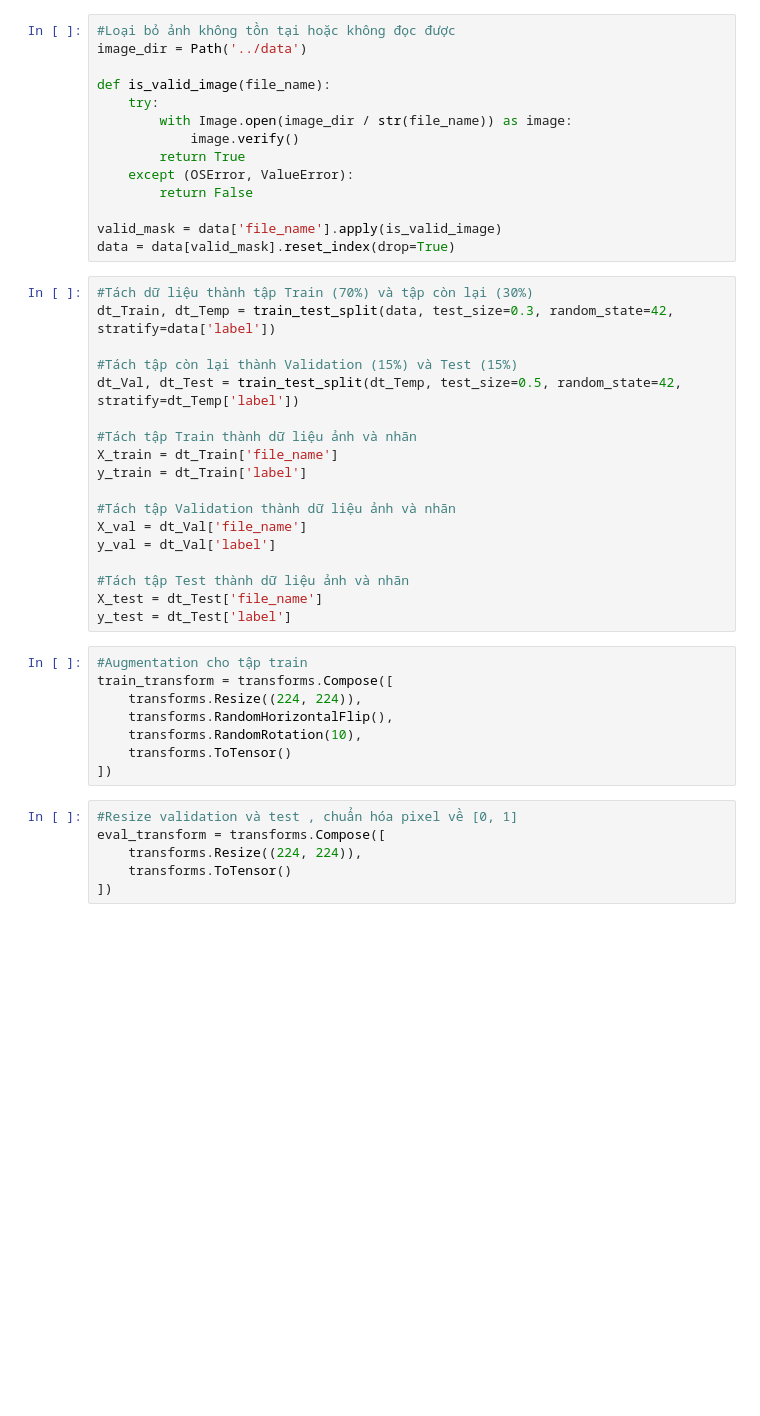
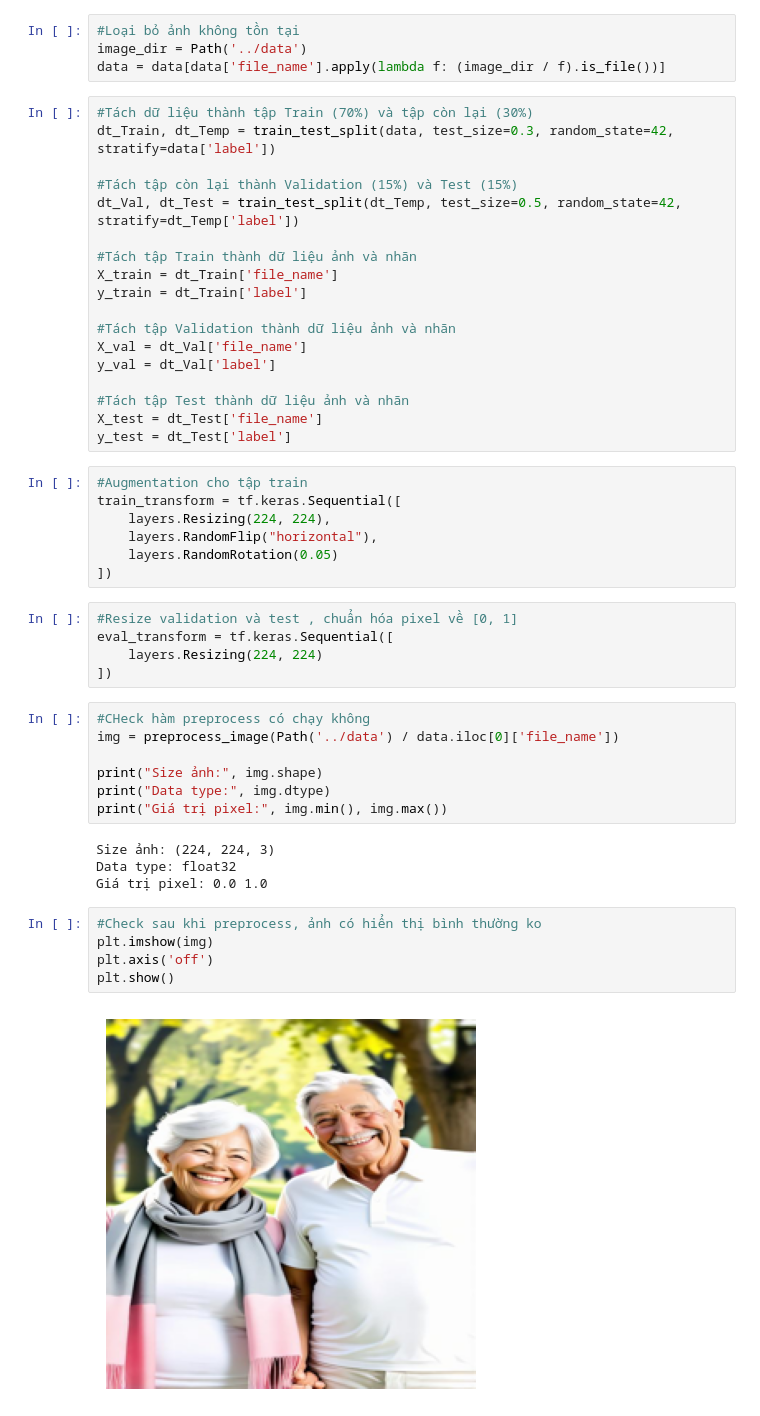
Before and after one commit to Buithaoaineu/DNN-G5-AI-Generated-Image-Detection-Using-Deep-Neural-Networks, a Jupyter notebook: notebooks/preprocess.ipynb, the cells around one changed output. Cells and saved outputs as stored; diff of their text form; blank space fills up the shorter version.

Commit message:
update file preprocess thêm phần check preprocess
add check:
- check preprocess
- check ảnh
- check thông tin ảnh có bị thiếu ko, kiểu ảnh,...

```diff
--- a/notebooks/preprocess.ipynb
+++ b/notebooks/preprocess.ipynb
@@ -30,19 +32,9 @@ Kích thước dữ liệu: (79950, 3)
 data = data.dropna(subset=['file_name', 'label'])
 data = data.drop_duplicates(subset=['file_name']).reset_index(drop=True)
 # %%
-#Loại bỏ ảnh không tồn tại hoặc không đọc được
+#Loại bỏ ảnh không tồn tại
 image_dir = Path('../data')
-
-def is_valid_image(file_name):
-    try:
-        with Image.open(image_dir / str(file_name)) as image:
-            image.verify()
-        return True
-    except (OSError, ValueError):
-        return False
-
-valid_mask = data['file_name'].apply(is_valid_image)
-data = data[valid_mask].reset_index(drop=True)
+data = data[data['file_name'].apply(lambda f: (image_dir / f).is_file())]
 # %%
 #Tách dữ liệu thành tập Train (70%) và tập còn lại (30%)
 dt_Train, dt_Temp = train_test_split(data, test_size=0.3, random_state=42, stratify=data['label'])
@@ -63,15 +55,31 @@ X_test = dt_Test['file_name']
 y_test = dt_Test['label']
 # %%
 #Augmentation cho tập train
-train_transform = transforms.Compose([
-    transforms.Resize((224, 224)),
-    transforms.RandomHorizontalFlip(),
-    transforms.RandomRotation(10),
-    transforms.ToTensor()
+train_transform = tf.keras.Sequential([
+    layers.Resizing(224, 224),
+    layers.RandomFlip("horizontal"),
+    layers.RandomRotation(0.05)
 ])
 # %%
 #Resize validation và test , chuẩn hóa pixel về [0, 1]
-eval_transform = transforms.Compose([
-    transforms.Resize((224, 224)),
-    transforms.ToTensor()
+eval_transform = tf.keras.Sequential([
+    layers.Resizing(224, 224)
 ])
+# %%
+#CHeck hàm preprocess có chạy không
+img = preprocess_image(Path('../data') / data.iloc[0]['file_name'])
+
+print("Size ảnh:", img.shape)
+print("Data type:", img.dtype)
+print("Giá trị pixel:", img.min(), img.max())
+# %% [output]
+Size ảnh: (224, 224, 3)
+Data type: float32
+Giá trị pixel: 0.0 1.0
+# %%
+#Check sau khi preprocess, ảnh có hiển thị bình thường ko
+plt.imshow(img)
+plt.axis('off')
+plt.show()
+# %% [output]
+[figure, added]
```
Also changed, not shown: parts of 2 cells of this notebook.
